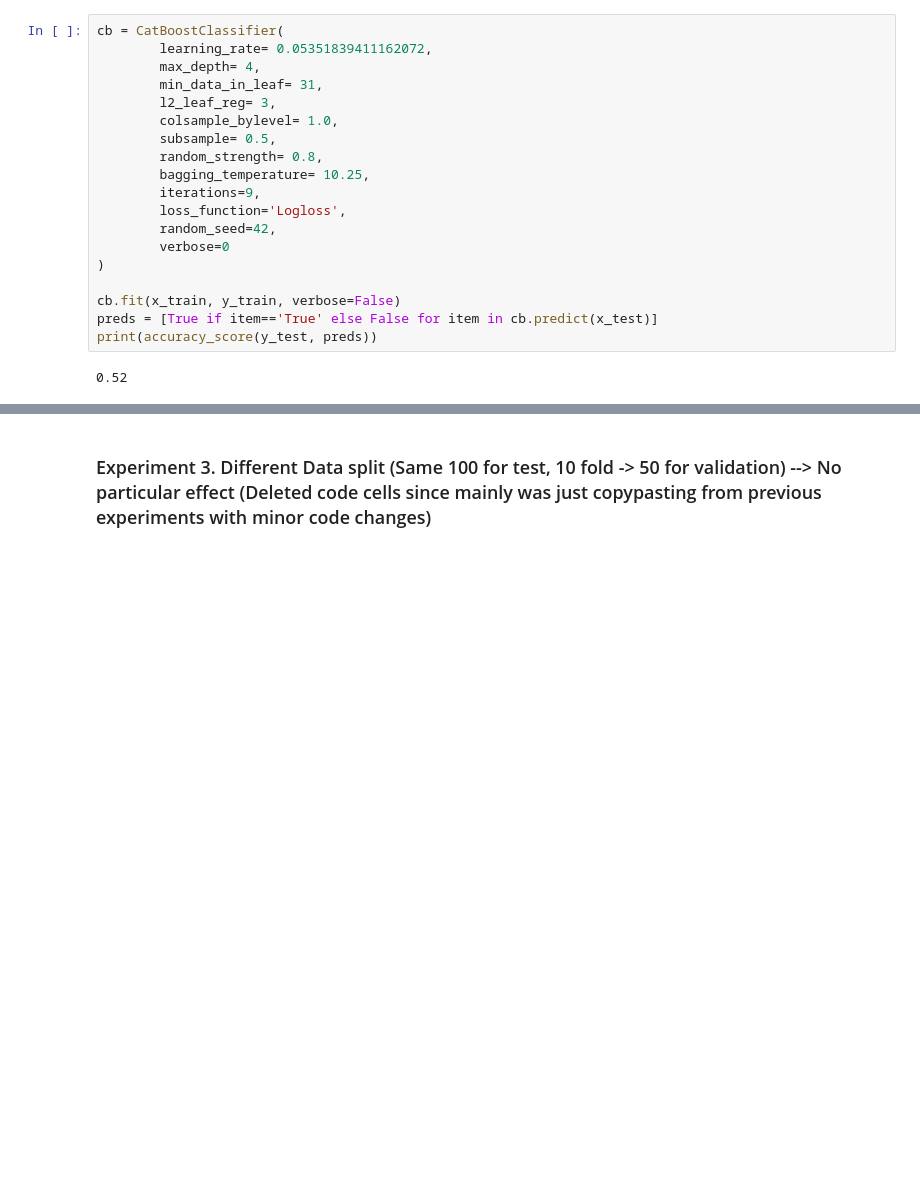
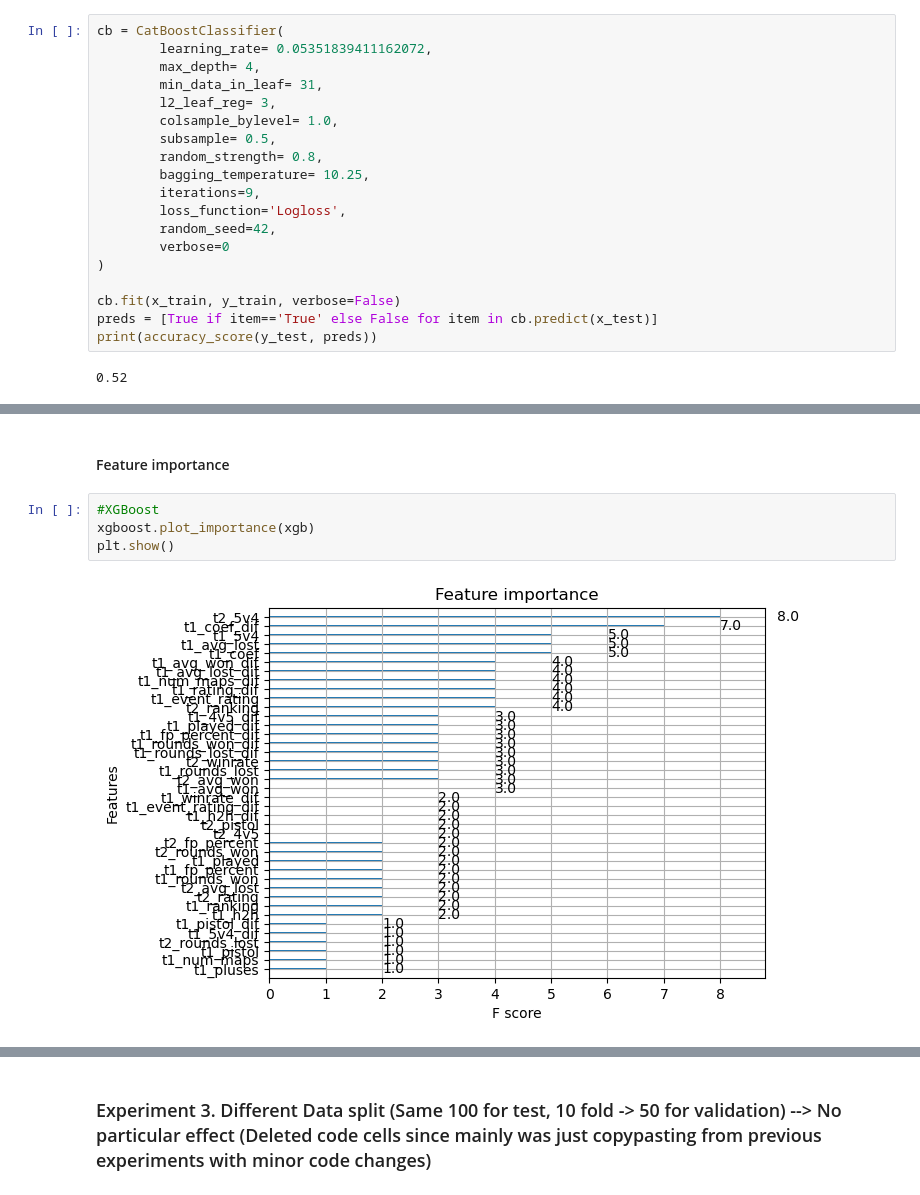
Before and after one commit to point516/hope, a Jupyter notebook: main.ipynb, the cells around one changed output, grey strips where cells are left out. Drawn from its saved outputs; the diff is of its cells as text; blank space fills up the shorter version.

```diff
--- a/main.ipynb
+++ b/main.ipynb
@@ -950 +993,9 @@ print(accuracy_score(y_test, preds))
 0.55
+# %% [markdown]
+#### Feature importance
+# %%
+#XGBoost
+xgboost.plot_importance(xgb)
+plt.show()
+# %% [output]
+[figure, added]
```
Also changed, not shown: parts of 28 cells of this notebook.
